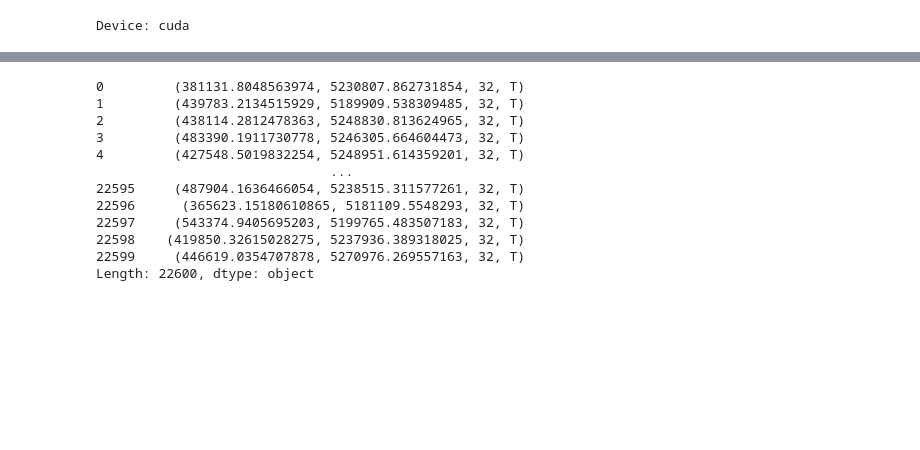
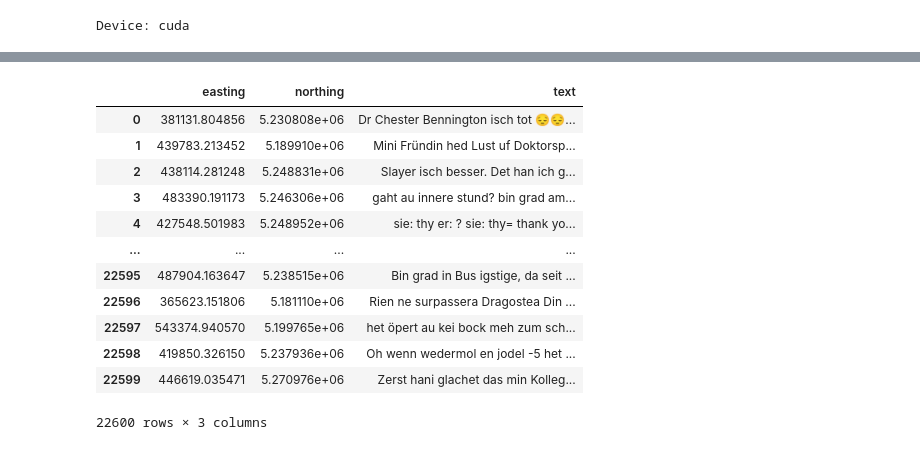
Before and after one commit to oskarhlm/TDT13, a Jupyter notebook: train.ipynb, the cells around one changed output, grey strips where cells are left out. Cells and saved outputs as stored; diff of their text form; code cells hidden in the pictures; blank space fills up the shorter version.

```diff
--- a/train.ipynb
+++ b/train.ipynb
@@ -61,6 +65,8 @@ scalers = {
 
 scaler = scalers[config['scaler']]()
 # %%
+import utm
+
 class GeolocationDataset(Dataset):
     def __init__(self, texts, coordinates):
         self.texts = texts
@@ -68,53 +74,74 @@ class GeolocationDataset(Dataset):
         self.tokenizer = AutoTokenizer.from_pretrained(config['model_name'])
 
     def __len__(self):
         return len(self.texts)
 
     def __getitem__(self, idx):
         inputs = self.tokenizer(self.texts[idx], padding='max_length', truncation=True, return_tensors='pt')
         inputs = {key: val.squeeze() for key, val in inputs.items()}  # Remove batch dimension
         coords = torch.tensor(self.coordinates[idx], dtype=torch.float)
         return inputs, coords
 
 
 col_names = ['lat', 'lon', 'text']
 
 train_data = pd.read_csv('vardial-shared-tasks/SMG2020/ch/train.txt',
                          delimiter='\t', header=None, names=col_names)
 dev_data = pd.read_csv('vardial-shared-tasks/SMG2020/ch/dev.txt',
                        delimiter='\t', header=None, names=col_names)
 
+zone_number = 32
+zone_letter = 'T'
+
+def to_projection(df, config):
+    new_col_names = None
+    if 'projection' in config:
+        match config['projection']:
+            case 'utm':
+                new_col_names = ['easting', 'northing', 'text']
+
+                df[['lat', 'lon']] = df.apply(
+                    lambda row: utm.from_latlon(
+                        row['lat'], row['lon'],
+                        force_zone_number=zone_number,
+                        force_zone_letter=zone_letter)[:2],
+                    axis=1, result_type='expand')
+                df.columns = new_col_names
+            case _:
+                new_col_names = col_names
+    else:
+        new_col_names = col_names
+
+    return df, new_col_names
 
 
-train_coords = scaler.fit_transform(train_data[['lat', 'lon']].values)
+train_data, col_names = to_projection(train_data, config)
+dev_data, _ = to_projection(dev_data, config)
+
+train_coords = scaler.fit_transform(train_data[col_names[:2]].values)
 train_dataset = GeolocationDataset(train_data['text'].tolist(), train_coords)
 train_loader = DataLoader(train_dataset, batch_size=config['train_batch_size'], shuffle=True)
 
 Path('data/ch').mkdir(exist_ok=True)
 with open('data/ch/scaler.pkl', 'wb') as f:
     pickle.dump(scaler, f)
 
-dev_coords = scaler.transform(dev_data[['lat', 'lon']].values)
+dev_coords = scaler.transform(dev_data[col_names[:2]].values)
 dev_dataset = GeolocationDataset(dev_data['text'].tolist(), dev_coords)
 dev_loader = DataLoader(dev_dataset, batch_size=config['train_batch_size'], shuffle=False)
+
+train_data
+# %% [output]
+|  | easting | northing | text |
+| 0 | 381131.804856 | 5.230808e+06 | Dr Chester Bennington isch tot 😔😔... |
+| 1 | 439783.213452 | 5.189910e+06 | Mini Fründin hed Lust uf Doktorsp... |
+| 2 | 438114.281248 | 5.248831e+06 | Slayer isch besser. Det han ich g... |
+| 3 | 483390.191173 | 5.246306e+06 | gaht au innere stund? bin grad am... |
+| 4 | 427548.501983 | 5.248952e+06 | sie: thy er: ? sie: thy= thank yo... |
+| ... | ... | ... | ... |
+| 22595 | 487904.163647 | 5.238515e+06 | Bin grad in Bus igstige, da seit ... |
+| 22596 | 365623.151806 | 5.181110e+06 | Rien ne surpassera Dragostea Din ... |
+| 22597 | 543374.940570 | 5.199765e+06 | het öpert au kei bock meh zum sch... |
+| 22598 | 419850.326150 | 5.237936e+06 | Oh wenn wedermol en jodel -5 het ... |
+| 22599 | 446619.035471 | 5.270976e+06 | Zerst hani glachet das min Kolleg... |
+22600 rows × 3 columns
-# %%
-import utm
-
-zone_number = 32
-zone_letter = 'T'
-
-train_data.apply(lambda row: utm.from_latlon(
-    row['lat'], row['lon'], force_zone_number=zone_number, force_zone_letter=zone_letter), axis=1)
-# %% [output]
-0         (381131.8048563974, 5230807.862731854, 32, T)
-1         (439783.2134515929, 5189909.538309485, 32, T)
-2         (438114.2812478363, 5248830.813624965, 32, T)
-3         (483390.1911730778, 5246305.664604473, 32, T)
-4         (427548.5019832254, 5248951.614359201, 32, T)
-                              ...
-22595     (487904.1636466054, 5238515.311577261, 32, T)
-22596      (365623.15180610865, 5181109.5548293, 32, T)
-22597     (543374.9405695203, 5199765.483507183, 32, T)
-22598    (419850.32615028275, 5237936.389318025, 32, T)
-22599     (446619.0354707878, 5270976.269557163, 32, T)
-Length: 22600, dtype: object
```
Also changed, not shown: parts of 10 cells of this notebook, 2 other files.
